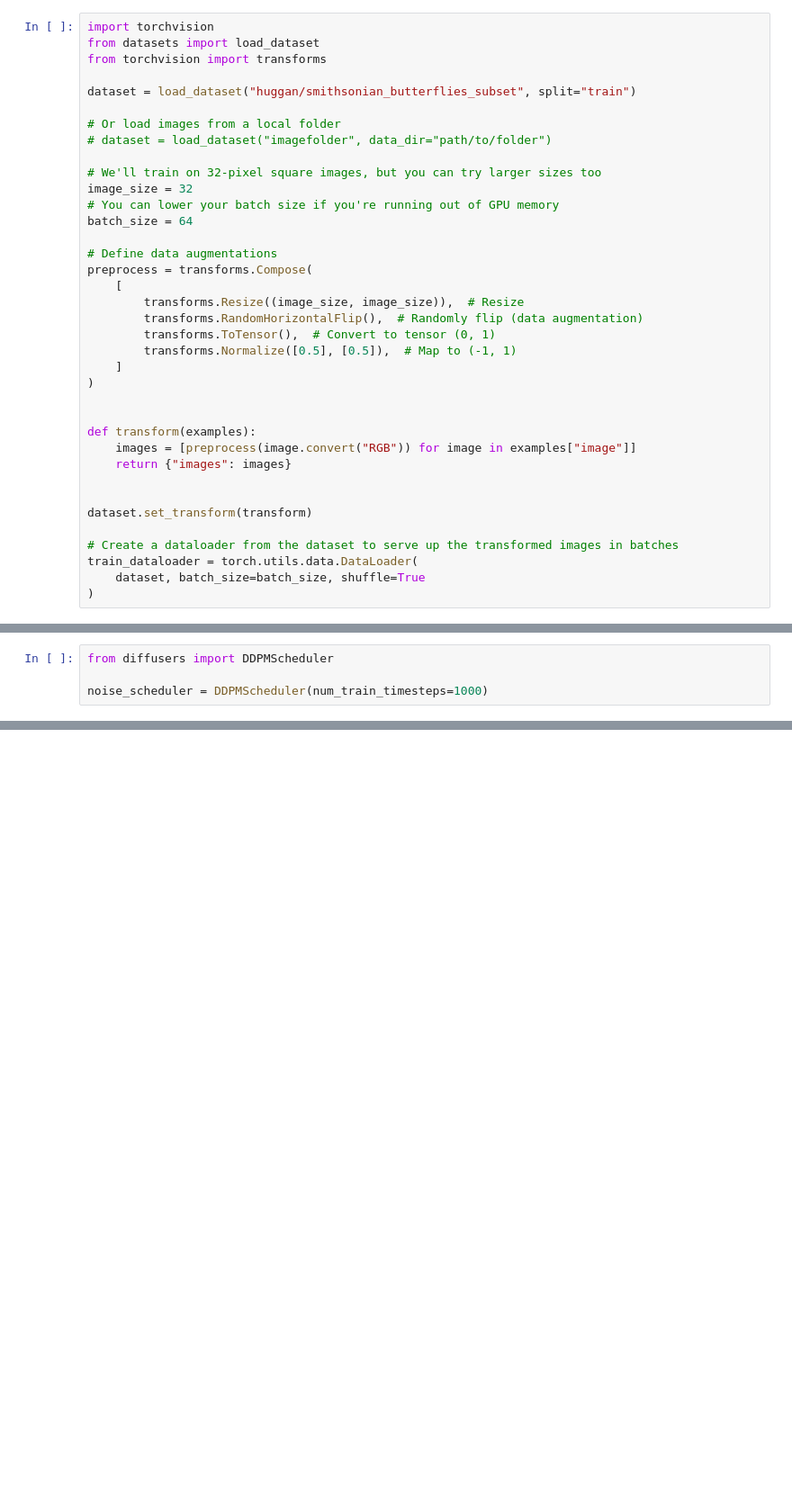
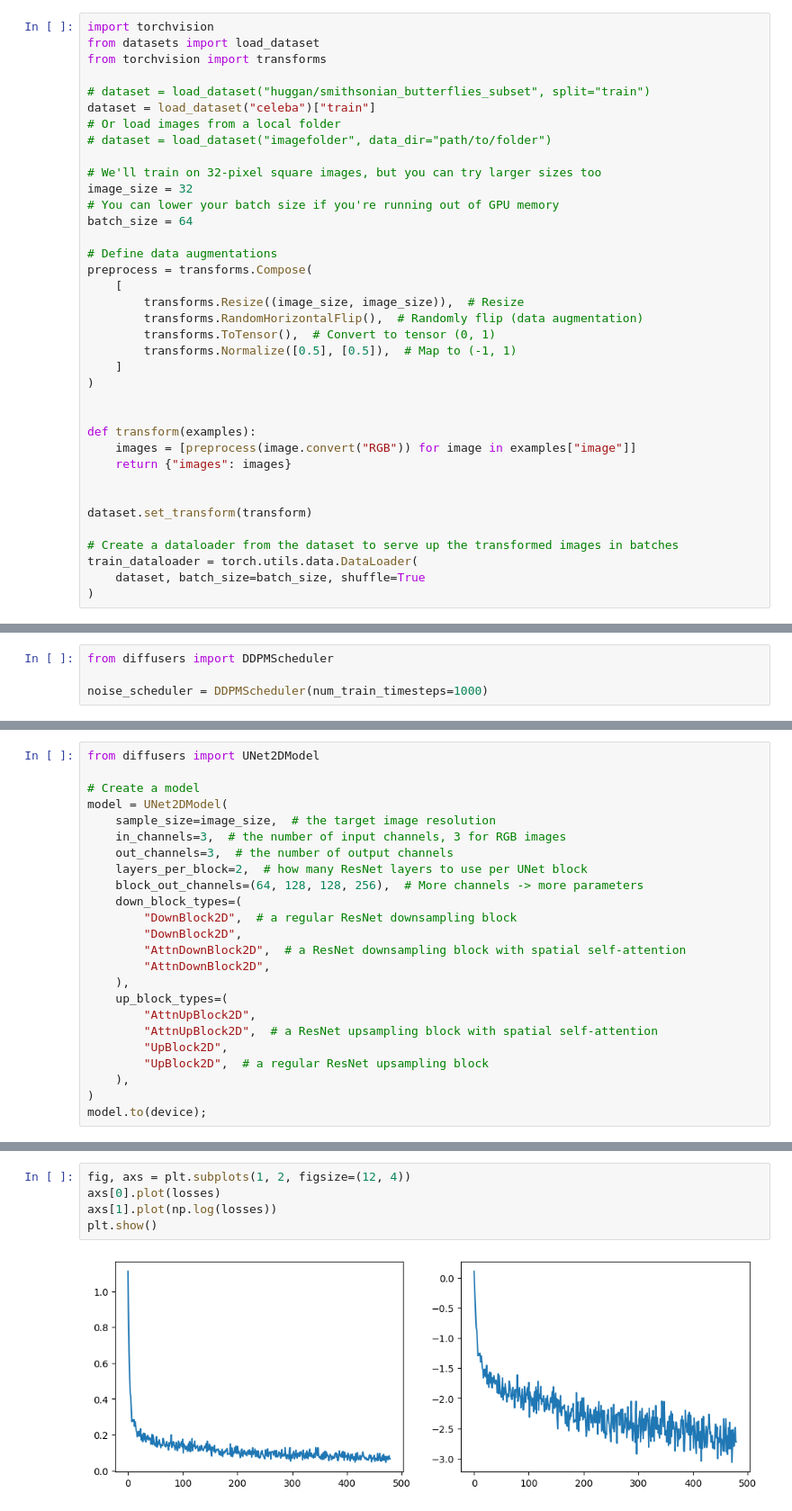
Before and after one commit to tom-choi/DiffusionModelSelf, a Jupyter notebook: self_impletement_3.ipynb, the cells around one changed output, grey strips where cells are left out. Shown at 90% size. Cells and saved outputs as stored; diff of their text form; blank space fills up the shorter version.

Commit message:
self_impletement_3 DONE

```diff
--- a/self_impletement_3.ipynb
+++ b/self_impletement_3.ipynb
@@ -70,8 +68,8 @@ import torchvision
 from datasets import load_dataset
 from torchvision import transforms
 
-dataset = load_dataset("huggan/smithsonian_butterflies_subset", split="train")
-
+# dataset = load_dataset("huggan/smithsonian_butterflies_subset", split="train")
+dataset = load_dataset("celeba")["train"]
 # Or load images from a local folder
 # dataset = load_dataset("imagefolder", data_dir="path/to/folder")
 
@@ -134,0 +135,24 @@ Noisy X shape torch.Size([8, 3, 32, 32])
+# %%
+from diffusers import UNet2DModel
+
+# Create a model
+model = UNet2DModel(
+    sample_size=image_size,  # the target image resolution
+    in_channels=3,  # the number of input channels, 3 for RGB images
+    out_channels=3,  # the number of output channels
+    layers_per_block=2,  # how many ResNet layers to use per UNet block
+    block_out_channels=(64, 128, 128, 256),  # More channels -> more parameters
+    down_block_types=(
+        "DownBlock2D",  # a regular ResNet downsampling block
+        "DownBlock2D",
+        "AttnDownBlock2D",  # a ResNet downsampling block with spatial self-attention
+        "AttnDownBlock2D",
+    ),
+    up_block_types=(
+        "AttnUpBlock2D",
+        "AttnUpBlock2D",  # a ResNet upsampling block with spatial self-attention
+        "UpBlock2D",
+        "UpBlock2D",  # a regular ResNet upsampling block
+    ),
+)
+model.to(device);
@@ -134,0 +215,7 @@ Noisy X shape torch.Size([8, 3, 32, 32])
+# %%
+fig, axs = plt.subplots(1, 2, figsize=(12, 4))
+axs[0].plot(losses)
+axs[1].plot(np.log(losses))
+plt.show()
+# %% [output]
+[figure, added]
```
Also changed, not shown: parts of 12 cells of this notebook, 9 other files.
